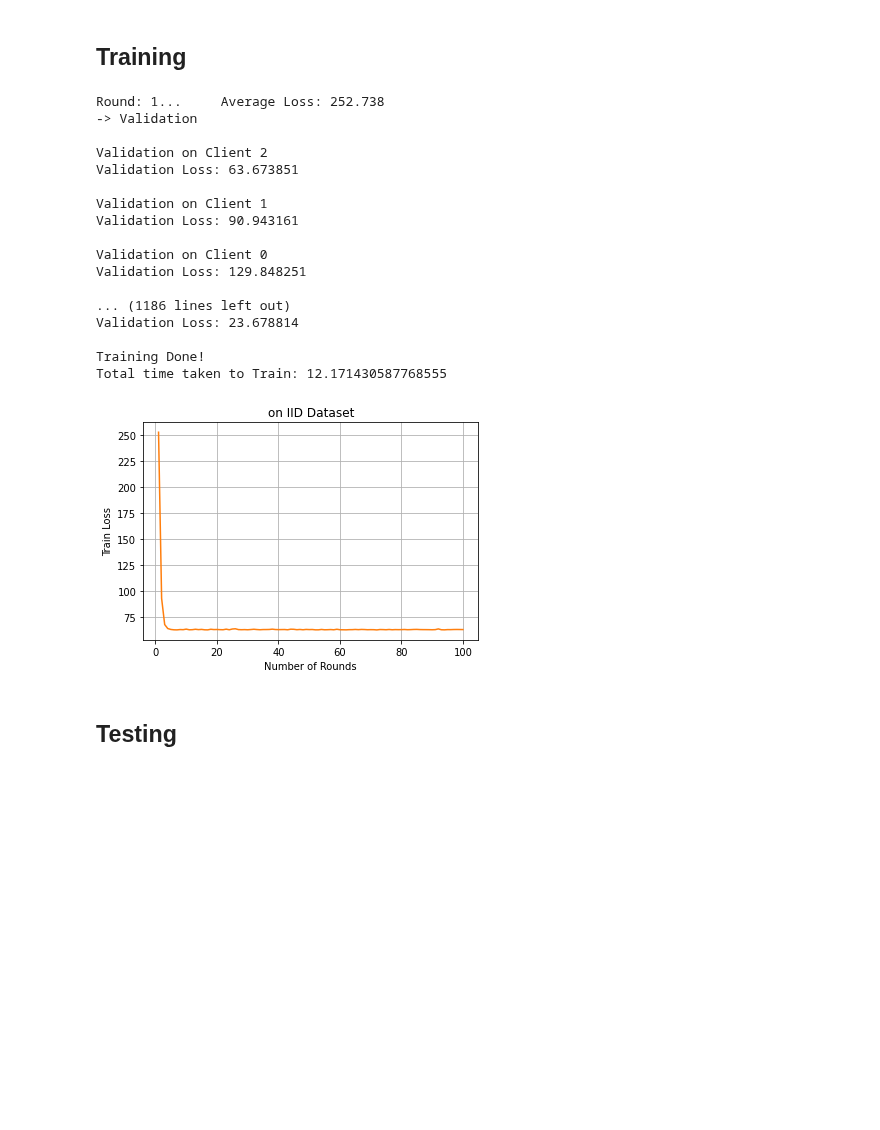
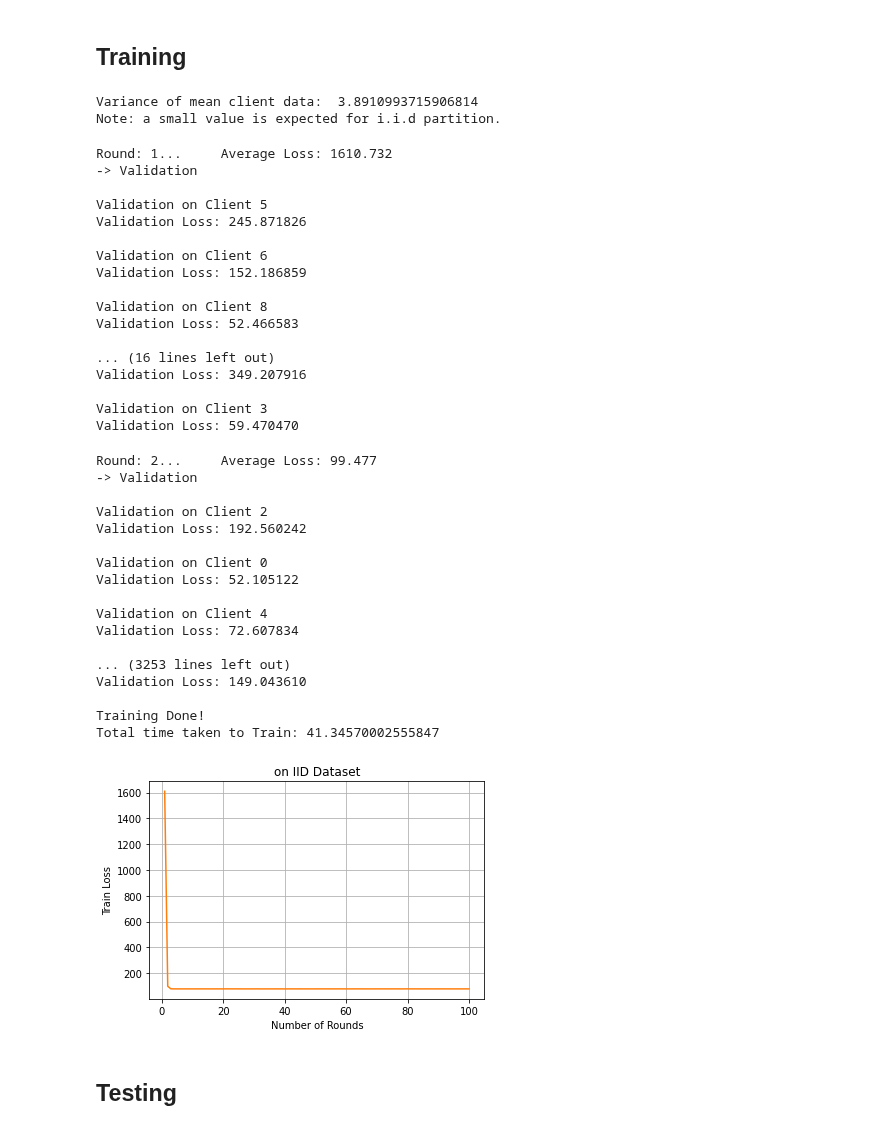
Before and after one commit to SizhuangHe/FL-REU, a Jupyter notebook: FL.ipynb, the cells around one changed output. Drawn from its saved outputs; the diff is of its cells as text; code cells hidden in the pictures; blank space fills up the shorter version.

Commit message:
Added a function to see how iid the partition is

```diff
--- a/FL.ipynb
+++ b/FL.ipynb
@@ -51,7 +50,7 @@ The tensorboard extension is already loaded. To reload it, use:
 # Some Hyperparameters
 # %%
 input_size = 13
-num_hidden_neuron = 20
+num_hidden_neuron = 5
 num_classes = 1
 output_size = num_classes
 # %% [markdown]
@@ -258,6 +257,23 @@ def client_dict_train_val_split(client_dict_in, validation_ratio):
     client_dict_out[client]["validation"] = val_set
 
   return client_dict_out
+# %%
+def seeClientMean(client_dict):
+  """
+  This function returns the mean of each client's local training set
+  Can use this to roughly see how iid the dictionary is
+  """
+  mean = []
+
+  for client in client_dict:
+    loader =  DataLoader(CustomDataset(dataset_train, client_dict[client]), batch_size=len(client_dict[client]), shuffle=True)
+    ld = iter(loader).next()
+    data, label = ld
+    mean.append(torch.mean(label).item())
+
+  #print(mean)
+  print("Variance of mean client data: ", np.var(mean))
+  print("Note: a small value is expected for i.i.d partition.")
 # %% [markdown]
 # Client Training
 # %%
@@ -492,45 +508,65 @@ def testing(model, dataset, bs, criterion, num_classes, classes, report_accuracy
 # %%
 # number of training rounds
 rounds = 100
 # client fraction
 C = 1
 # number of clients
-K = 3
+K = 10
 # number of training passes on local dataset for each round
 E = 10
 # batch size
 batch_size = 10
 # learning Rate
 lr=0.01
 # data partition dictionary
-client_dict = iid_partition(dataset_train, 10)
+client_dict = iid_partition(dataset_train, K)
+seeClientMean(client_dict)
 iid_dict = client_dict_train_val_split(client_dict_in=client_dict, validation_ratio=0.2)
 # load model
 model_iid = IRIS_NN(input_size, num_hidden_neuron, output_size)
 
 if torch.cuda.is_available():
   model_iid.cuda()
 
 model_iid_trained = training(model_iid, rounds, batch_size, num_classes, lr, dataset_train, iid_dict, C, K, E, "on IID Dataset", "orange", False)
 # %% [output]
-Round: 1...     Average Loss: 252.738
--> Validation
-
-Validation on Client 2
-Validation Loss: 63.673851
-
-Validation on Client 1
-Validation Loss: 90.943161
-
-Validation on Client 0
-Validation Loss: 129.848251
-
-... (1186 lines left out)
-Validation Loss: 23.678814
-
-Training Done!
-Total time taken to Train: 12.171430587768555
+Variance of mean client data:  3.8910993715906814
+Note: a small value is expected for i.i.d partition.
+Round: 1...     Average Loss: 1610.732
+-> Validation
+
+Validation on Client 5
+Validation Loss: 245.871826
+
+Validation on Client 6
+Validation Loss: 152.186859
+
+Validation on Client 8
+Validation Loss: 52.466583
+
+... (16 lines left out)
+Validation Loss: 349.207916
+
+Validation on Client 3
+Validation Loss: 59.470470
+Round: 2...     Average Loss: 99.477
+-> Validation
+
+Validation on Client 2
+Validation Loss: 192.560242
+
+Validation on Client 0
+Validation Loss: 52.105122
+
+Validation on Client 4
+Validation Loss: 72.607834
+
+... (3253 lines left out)
+Validation Loss: 149.043610
+
+Training Done!
+Total time taken to Train: 41.34570002555847
-[figure, old version]
+[figure, new version]
 # %% [markdown]
 ## Testing
 # %%
```
Also changed, not shown: parts of 5 cells of this notebook.
